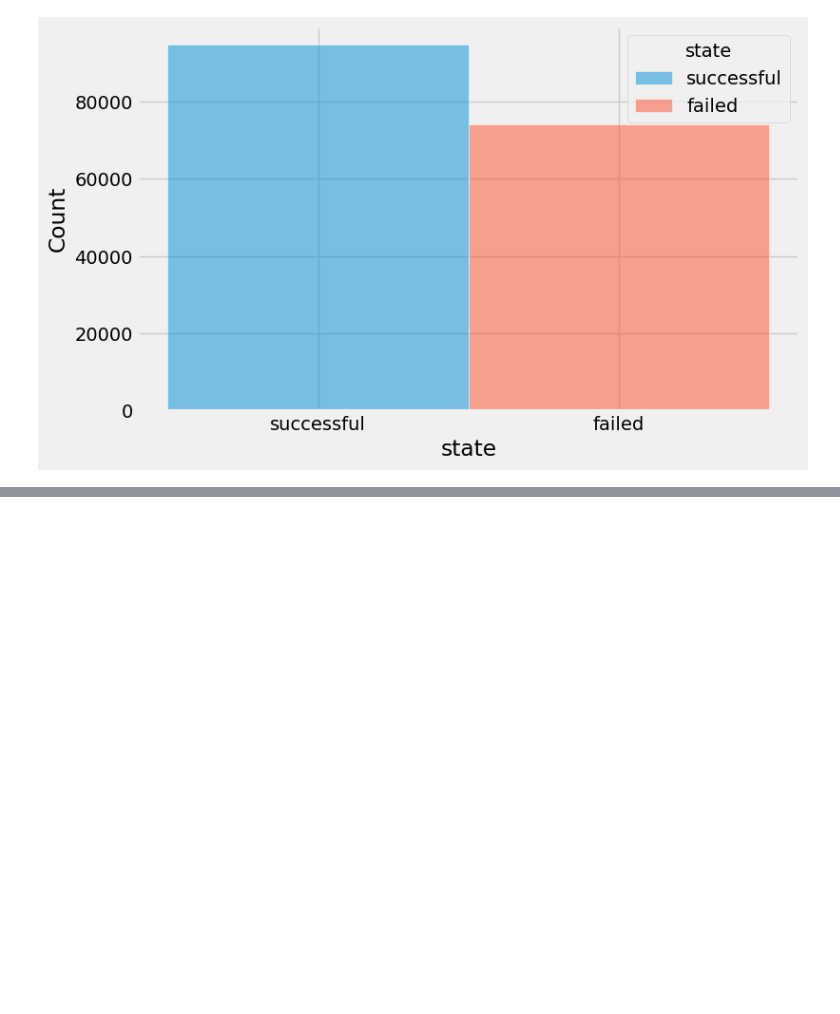
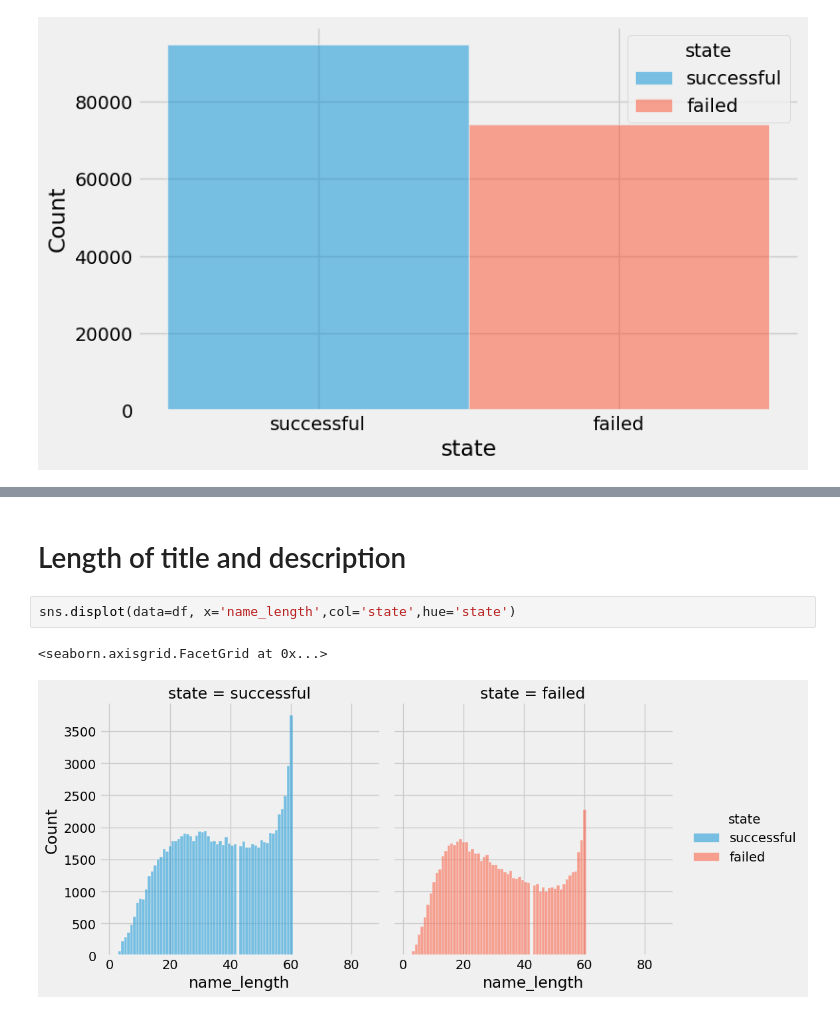
Before and after one commit to xEgle/ds-ml-project-kickstarter, a Jupyter notebook: 03_eda.ipynb, the cells around one changed output, grey strips where cells are left out. Cells and saved outputs as stored; diff of their text form; blank space fills up the shorter version.

```diff
--- a/03_eda.ipynb
+++ b/03_eda.ipynb
@@ -56,0 +65,7 @@ sns.histplot(data=df, x='state',hue='state')
+# %% [markdown]
+# Length of title and description
+# %%
+sns.displot(data=df, x='name_length',col='state',hue='state')
+# %% [output]
+<seaborn.axisgrid.FacetGrid at 0x...>
+[figure, added]
```
Also changed, not shown: parts of 5 cells of this notebook, 3 other files.
